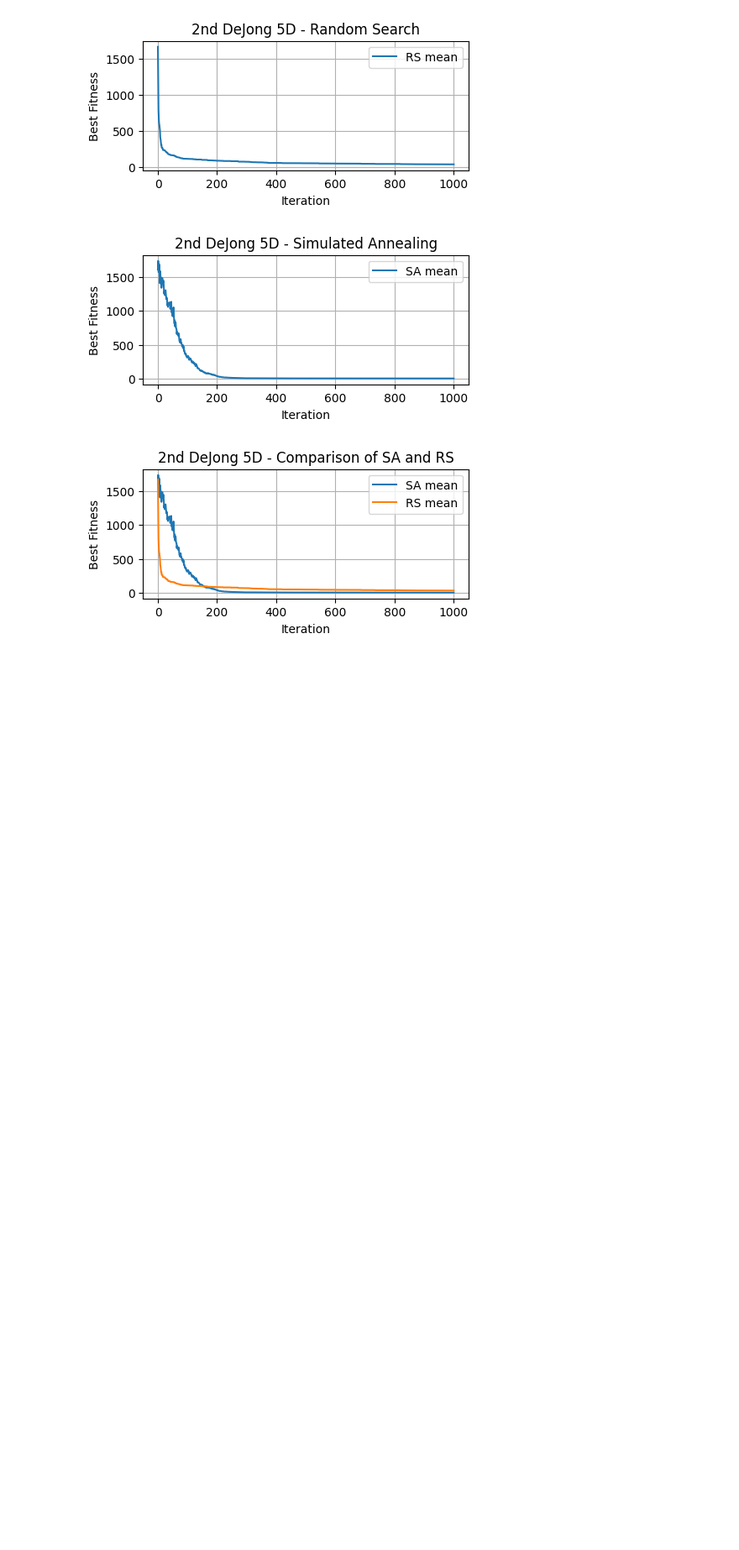
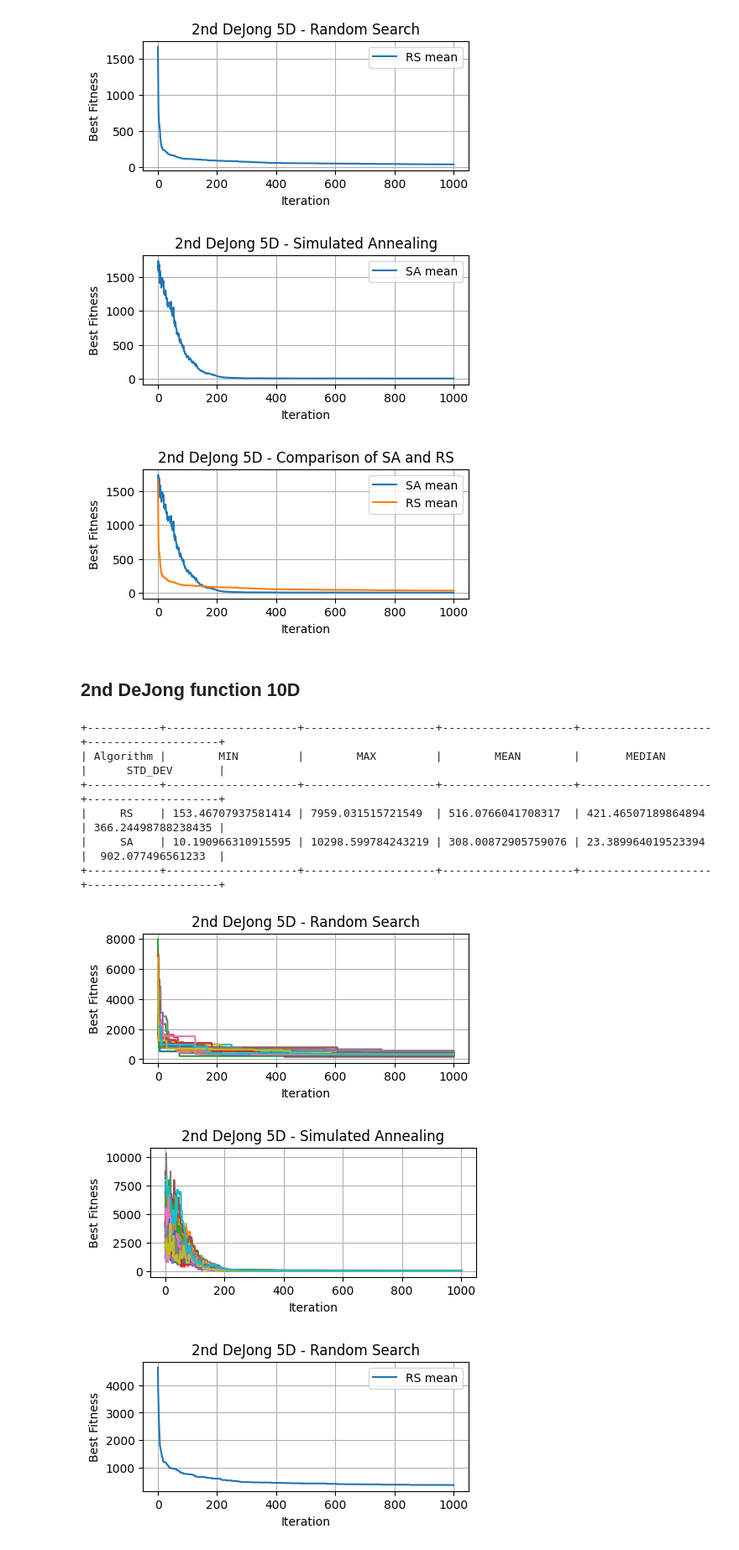
Before and after one commit to ta-jana/benchmarking-RS-SA, a Jupyter notebook: Tatyrkova_Jana_RSSA.ipynb, the cells around one changed output. Shown at 84% size. Drawn from its saved outputs; the diff is of its cells as text; code cells hidden in the pictures; blank space fills up the shorter version.

Commit message:
cost functions

```diff
--- a/Tatyrkova_Jana_RSSA.ipynb
+++ b/Tatyrkova_Jana_RSSA.ipynb
@@ -300,3 +300,24 @@ comparison(n_iterations, dimensions,cost_func,area_edges,n_of_neighbours, coolin
 [figure]
 [figure]
 [figure]
+# %% [markdown]
+## 2nd DeJong function 10D
+# %%
+n_iterations = 1000
+dimensions = 10
+cost_func = dejong2
+area_edges = 2.048
+n_of_neighbours = 10
+cooling_decr = 0.78
+title = "2nd DeJong 5D"
+comparison(n_iterations, dimensions,cost_func,area_edges,n_of_neighbours, cooling_decr, title)
+# %% [output]
++-----------+--------------------+--------------------+--------------------+--------------------+--------------------+
+| Algorithm |        MIN         |        MAX         |        MEAN        |       MEDIAN       |      STD_DEV       |
++-----------+--------------------+--------------------+--------------------+--------------------+--------------------+
+|     RS    | 153.46707937581414 | 7959.031515721549  | 516.0766041708317  | 421.46507189864894 | 366.24498788238435 |
+|     SA    | 10.190966310915595 | 10298.599784243219 | 308.00872905759076 | 23.389964019523394 |  902.077496561233  |
++-----------+--------------------+--------------------+--------------------+--------------------+--------------------+
+[figure, added]
+[figure, added]
+[figure, added]
```
Also changed, not shown: parts of 5 cells of this notebook.
